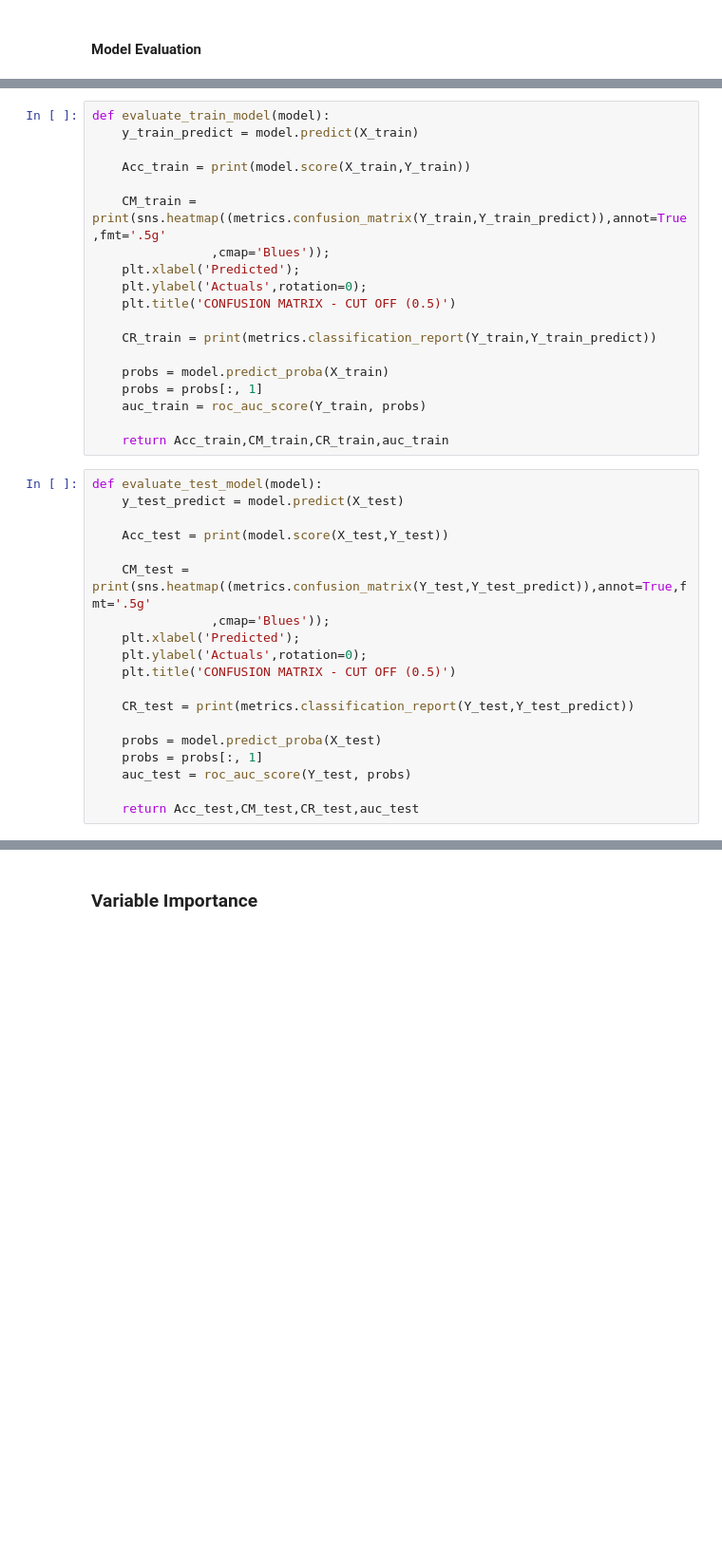
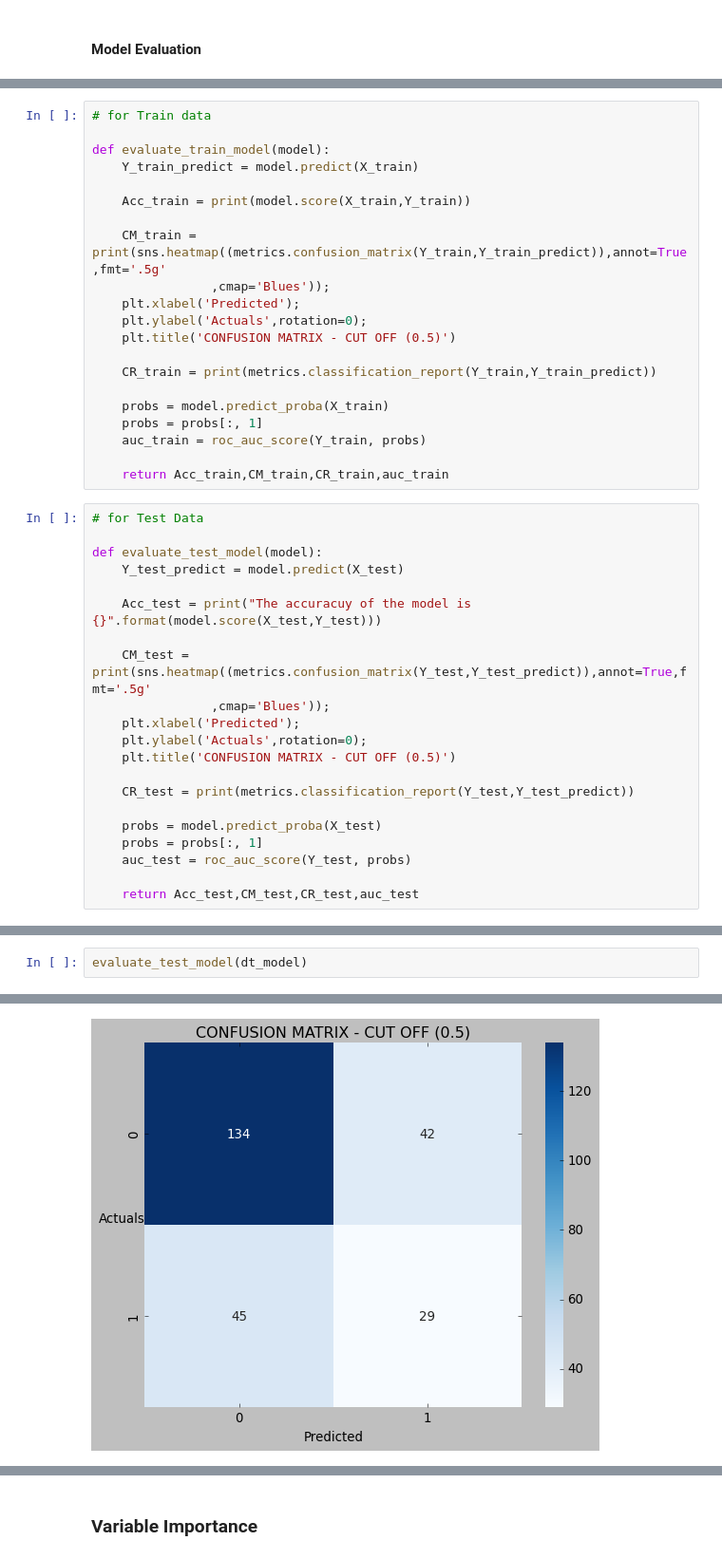
Before and after one commit to HitenDewangan/DataScience-AIML, a Jupyter notebook: Machine Learning/DecisionTree.ipynb, the cells around one changed output, grey strips where cells are left out. Shown at 95% size. Cells and saved outputs as stored; diff of their text form; blank space fills up the shorter version.

```diff
--- a/Machine Learning/DecisionTree.ipynb
+++ b/Machine Learning/DecisionTree.ipynb
@@ -257,6 +249,8 @@ from sklearn import metrics
 # %%
+# for Train data
+
 def evaluate_train_model(model):
-    y_train_predict = model.predict(X_train)
+    Y_train_predict = model.predict(X_train)
 
     Acc_train = print(model.score(X_train,Y_train))
 
@@ -274,10 +268,12 @@ def evaluate_train_model(model):
 
     return Acc_train,CM_train,CR_train,auc_train
 # %%
+# for Test Data
+
 def evaluate_test_model(model):
-    y_test_predict = model.predict(X_test)
+    Y_test_predict = model.predict(X_test)
 
-    Acc_test = print(model.score(X_test,Y_test))
+    Acc_test = print("The accuracuy of the model is {}".format(model.score(X_test,Y_test)))
 
     CM_test = print(sns.heatmap((metrics.confusion_matrix(Y_test,Y_test_predict)),annot=True,fmt='.5g'
                 ,cmap='Blues'));
@@ -296,0 +306,3 @@ evaluate_train_model(dt_model)
+# %%
+evaluate_test_model(dt_model)
+# %% [output]
@@ -296,0 +320 @@ evaluate_train_model(dt_model)
+[figure, added]
```
Also changed, not shown: parts of 8 cells of this notebook.
